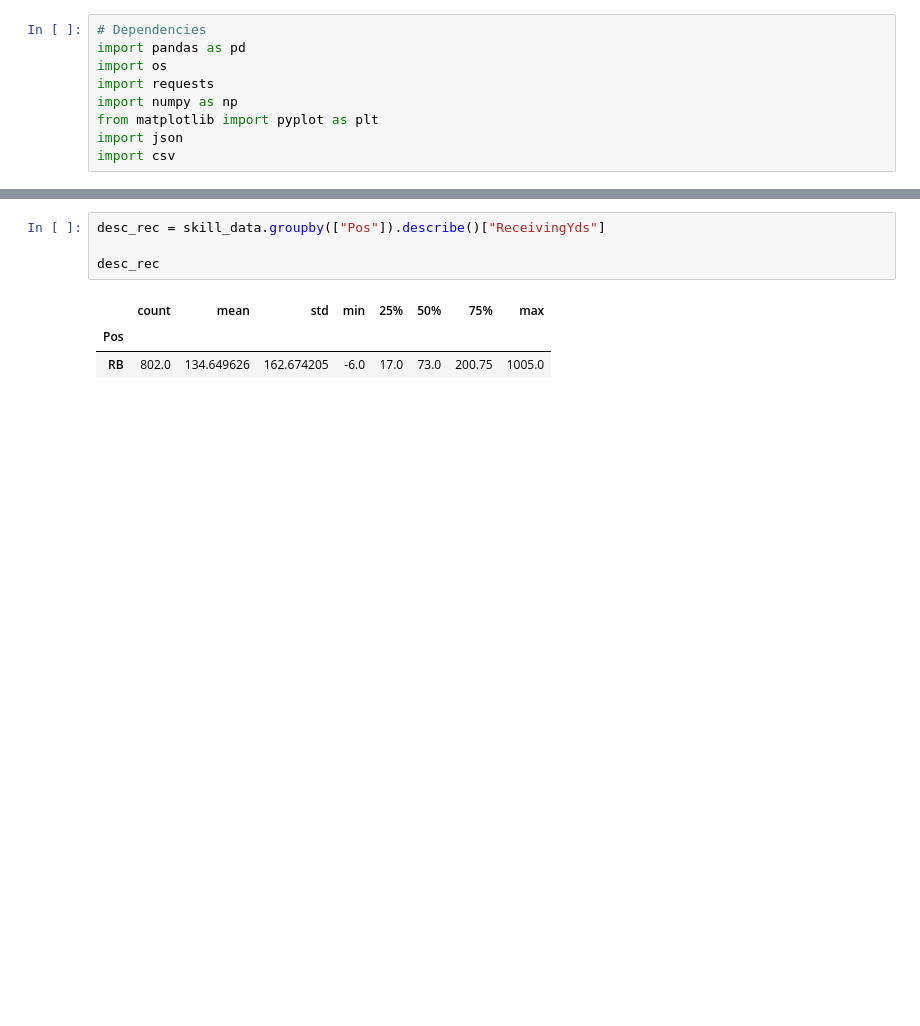
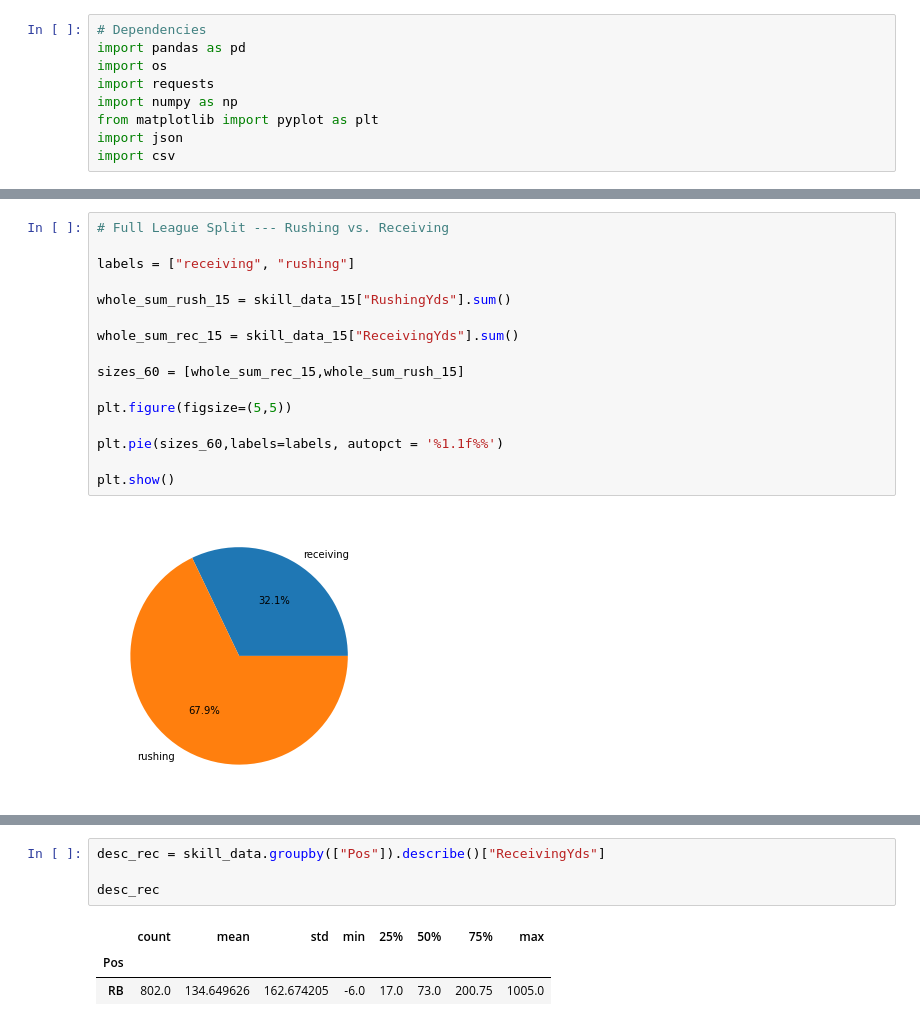
Before and after one commit to tiffanyharris711/pandasy-football, a Jupyter notebook: TomWork.ipynb, the cells around one changed output, grey strips where cells are left out. Cells and saved outputs as stored; diff of their text form; blank space fills up the shorter version.

```diff
--- a/TomWork.ipynb
+++ b/TomWork.ipynb
@@ -142,0 +320,18 @@ desc_rec
+# %%
+# Full League Split --- Rushing vs. Receiving
+
+labels = ["receiving", "rushing"]
+
+whole_sum_rush_15 = skill_data_15["RushingYds"].sum()
+
+whole_sum_rec_15 = skill_data_15["ReceivingYds"].sum()
+
+sizes_60 = [whole_sum_rec_15,whole_sum_rush_15]
+
+plt.figure(figsize=(5,5))
+
+plt.pie(sizes_60,labels=labels, autopct = '%1.1f%%')
+
+plt.show()
+# %% [output]
+[figure, added]
```
Also changed, not shown: parts of 24 cells of this notebook.
